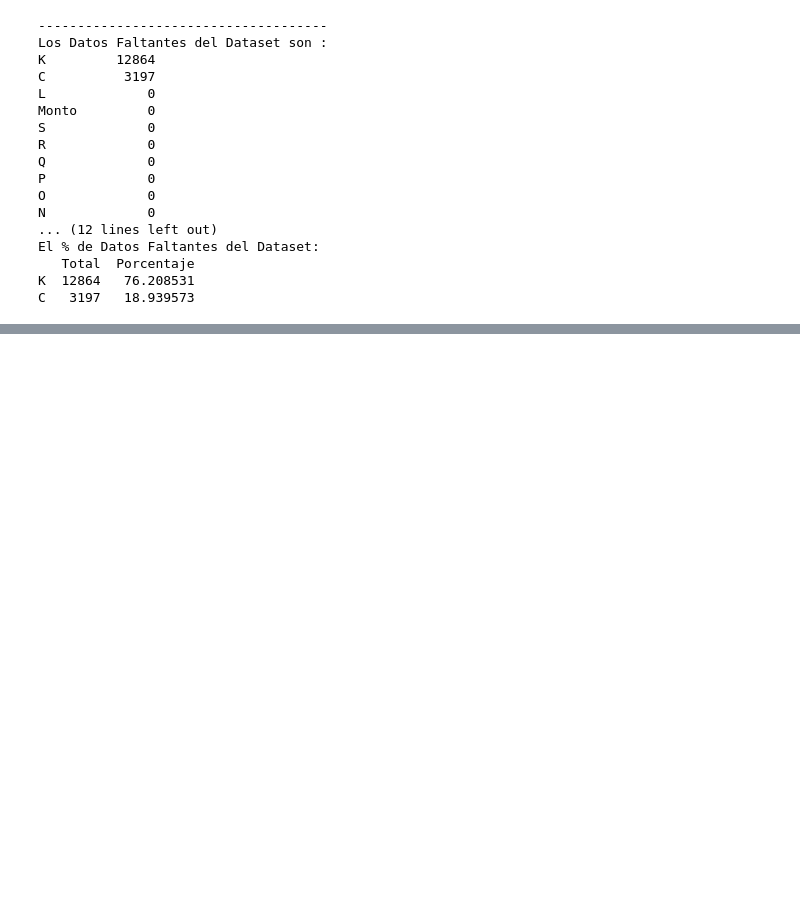
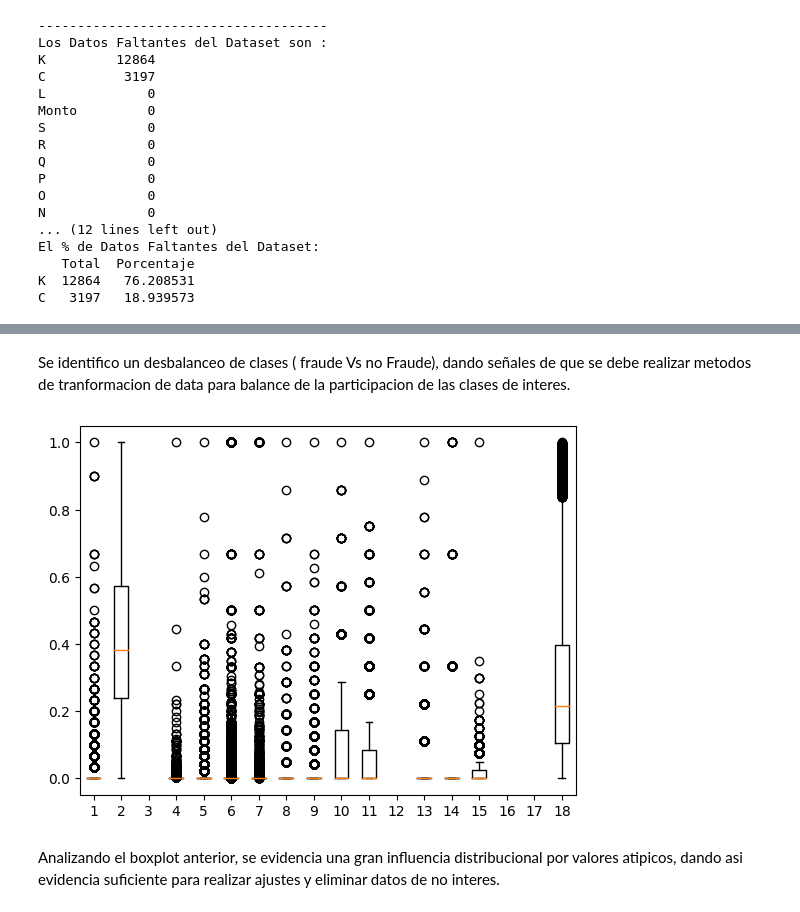
Before and after one commit to diosimar/deteccion-de-fraude, a Jupyter notebook: EDA.ipynb, the cells around one changed output, grey strips where cells are left out. Drawn from its saved outputs; the diff is of its cells as text; code cells hidden in the pictures; blank space fills up the shorter version.

Commit message:
notebook final con los hallazgo relevantes descriptivos, que dan el panorama general y mustra la calidad de los datos

```diff
--- a/EDA.ipynb
+++ b/EDA.ipynb
@@ -130,0 +144,21 @@ plt.show()
+# %% [markdown]
+Se identifico un desbalanceo de clases ( fraude Vs no Fraude), dando señales de que se debe realizar metodos de tranformacion de data para balance de la participacion de las clases de interes.
+# %%
+#  boxplot para cada variable y poder analisar la presencia de posibles outlier en las variables.
+# como primer paso,  se  realiza un procesamiento de variables que permita  observar el comportamiento en una misma escala de medicion
+# siendo asi, la necesidad de aplicar el metodo de MinMaxScaler
+from sklearn.preprocessing import MinMaxScaler
+
+df = data[v_features]
+
+scaler = MinMaxScaler()
+df_scaler = pd.DataFrame(scaler.fit_transform(df))
+df_scaler.columns =  v_features
+
+plt.boxplot(df_scaler)
+plt.show()
+# %% [output]
+[figure, added]
+# %% [markdown]
+Analizando el boxplot anterior, se evidencia una gran influencia distribucional por valores atipicos, dando asi evidencia
+suficiente para realizar ajustes y eliminar datos de no interes.
```
Also changed, not shown: parts of 24 cells of this notebook.
